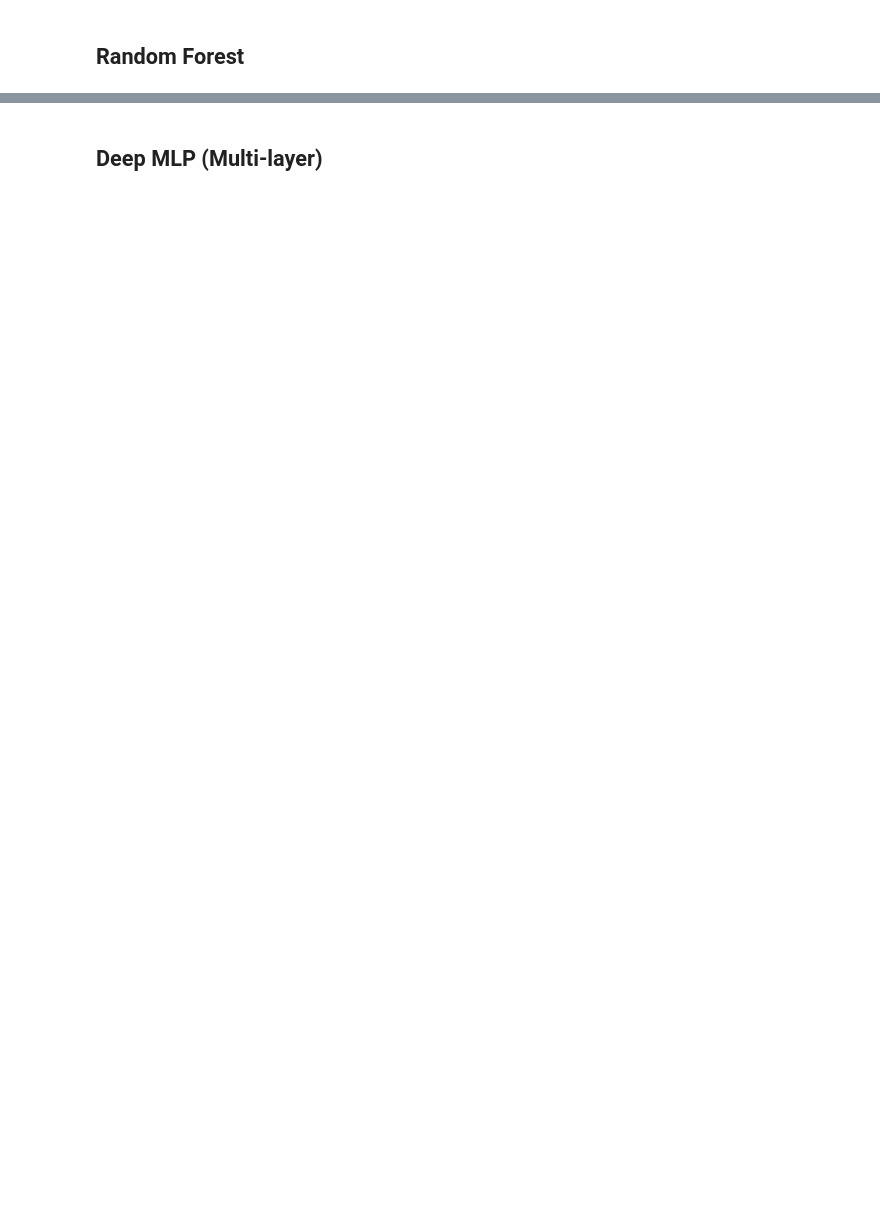
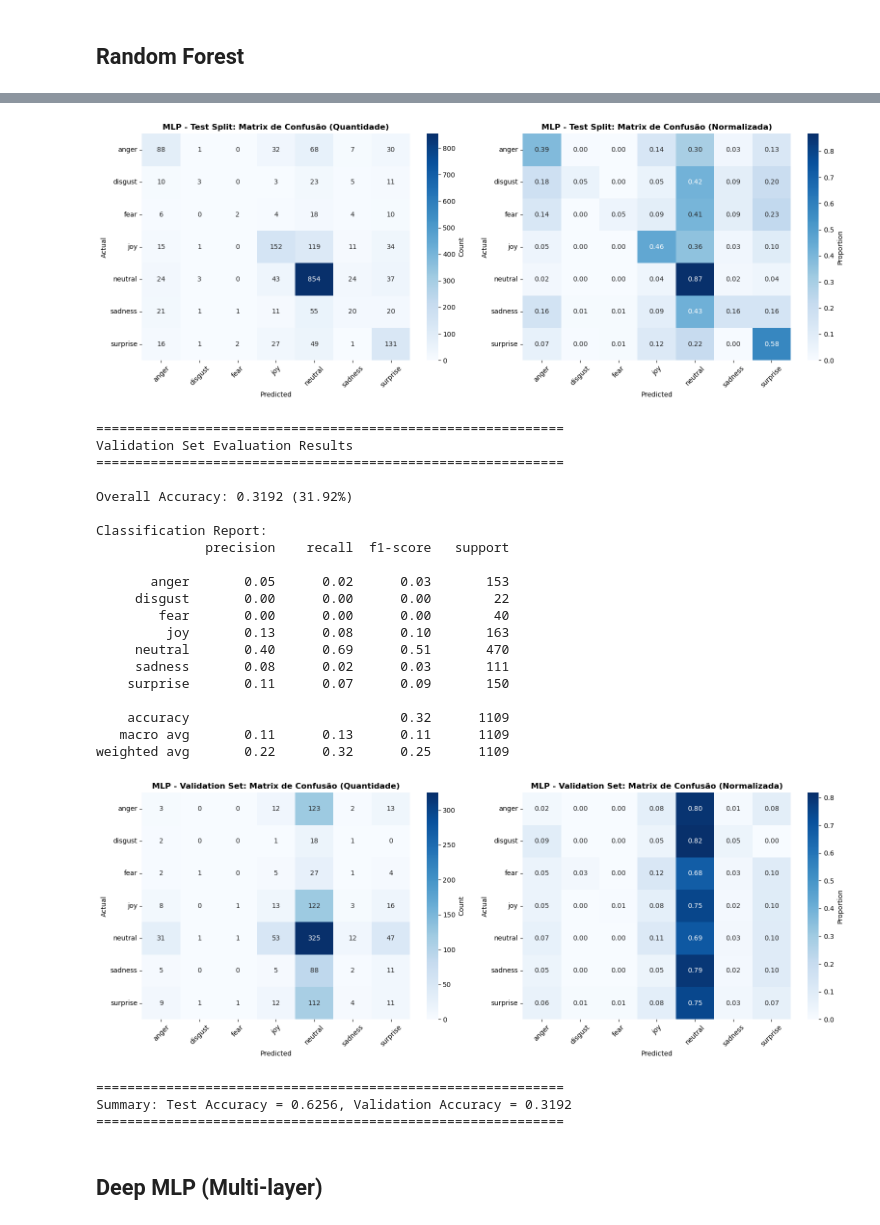
Before and after one commit to PedroVNasc/CCD-2025, a Jupyter notebook: C3/C3_Final.ipynb, the cells around one changed output, grey strips where cells are left out. Drawn from its saved outputs; the diff is of its cells as text; code cells hidden in the pictures; blank space fills up the shorter version.

```diff
--- a/C3/C3_Final.ipynb
+++ b/C3/C3_Final.ipynb
@@ -303,0 +477,25 @@ Summary: Test Accuracy = 0.6026, Validation Accuracy = 0.3255
+# %%
+cfg = load_config("./configs/training/mlp.yaml")
+X, y = load_embeddings(train_df, cfg, normalize=cfg["training"].get("normalize", False))
+
+print("Training MLP...")
+Xtr, Xte, ytr, yte = train_test_split(X, y, test_size=cfg["training"]["test_split"],
+                                      random_state=cfg["training"]["seed"])
+clf = train_mlp(X, y, cfg)
+
+Xte_t = torch.tensor(Xte, dtype=torch.float32)
+with torch.no_grad():
+    pred_test = clf(Xte_t).argmax(dim=1).numpy()
+emotion_names = train_df["emotion"].astype("category").cat.categories
+test_acc = evaluate_model(yte, pred_test, emotion_names, "Test Split", model_name="MLP")
+
+X_val, y_val = load_embeddings(val_df, cfg, normalize=cfg["training"].get("normalize", False))
+X_val_t = torch.tensor(X_val, dtype=torch.float32)
+with torch.no_grad():
+    pred_val = clf(X_val_t).argmax(dim=1).numpy()
+val_acc = evaluate_model(y_val, pred_val, val_df["emotion"].astype("category").cat.categories, "Validation Set", model_name="MLP")
+
+print(f"\n{'='*60}")
+print(f"Summary: Test Accuracy = {test_acc:.4f}, Validation Accuracy = {val_acc:.4f}")
+print(f"{'='*60}")
+# %% [output]
@@ -304,3 +519,28 @@ Summary: Test Accuracy = 0.6026, Validation Accuracy = 0.3255
+[figure, added]
+============================================================
+Validation Set Evaluation Results
+============================================================
+
+Overall Accuracy: 0.3192 (31.92%)
+
+Classification Report:
+              precision    recall  f1-score   support
+
+       anger       0.05      0.02      0.03       153
+     disgust       0.00      0.00      0.00        22
+        fear       0.00      0.00      0.00        40
+         joy       0.13      0.08      0.10       163
+     neutral       0.40      0.69      0.51       470
+     sadness       0.08      0.02      0.03       111
+    surprise       0.11      0.07      0.09       150
+
+    accuracy                           0.32      1109
+   macro avg       0.11      0.13      0.11      1109
+weighted avg       0.22      0.32      0.25      1109
+[figure, added]
+============================================================
+Summary: Test Accuracy = 0.6256, Validation Accuracy = 0.3192
+============================================================
 # %% [markdown]
 ## Deep MLP (Multi-layer)
 # %%
```
Also changed, not shown: parts of 18 cells of this notebook, 1 other file.
